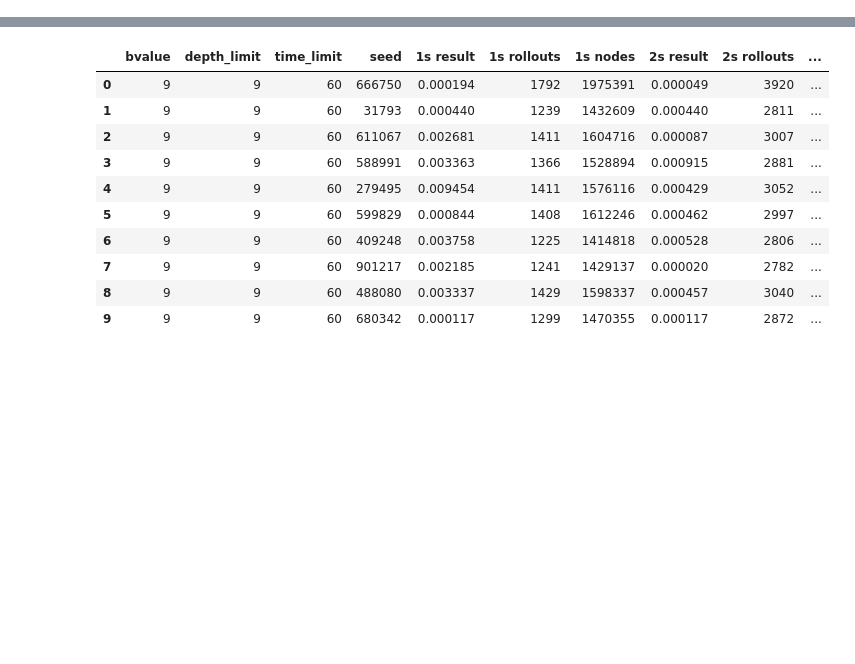
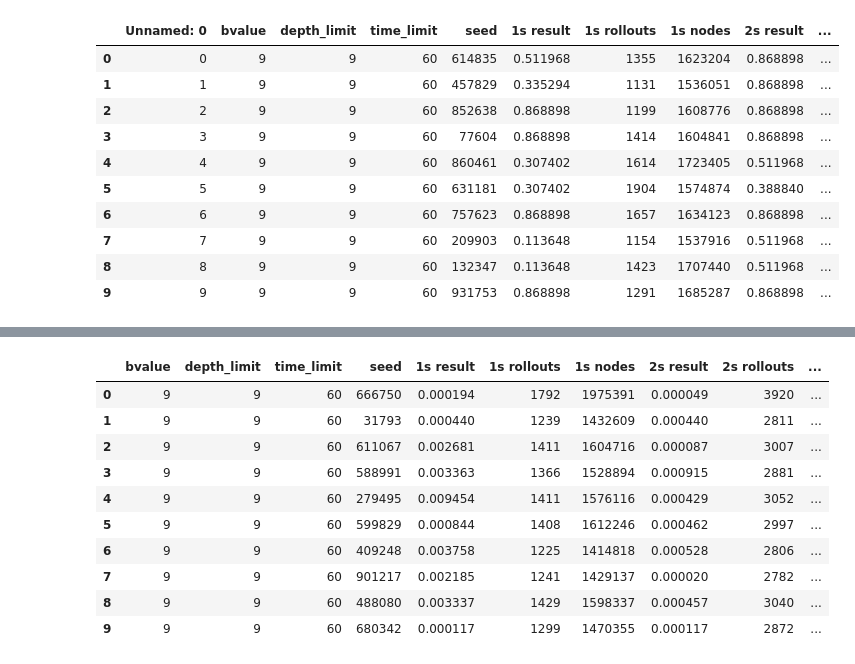
Before and after one commit to fuchen1991/epmc-petl, a Jupyter notebook: experiment.ipynb, the cells around one changed output, grey strips where cells are left out. Drawn from its saved outputs; the diff is of its cells as text; code cells hidden in the pictures; blank space fills up the shorter version.

```diff
--- a/experiment.ipynb
+++ b/experiment.ipynb
@@ -74,0 +86,17 @@ data_max = run(out_path_min, min_property_file)
+# %%
+pd.set_option('display.max_rows', 600)
+pd.set_option('display.max_columns', None)
+df_load = pd.read_csv('/home/fuchen/Desktop/output/navigation_6_5.prism_max.petl_df.csv')
+df_load
+# %% [output]
+|  | Unnamed: 0 | bvalue | depth_limit | time_limit | seed | 1s result | 1s rollouts | 1s nodes | 2s result | ... |
+| 0 | 0 | 9 | 9 | 60 | 614835 | 0.511968 | 1355 | 1623204 | 0.868898 | ... |
+| 1 | 1 | 9 | 9 | 60 | 457829 | 0.335294 | 1131 | 1536051 | 0.868898 | ... |
+| 2 | 2 | 9 | 9 | 60 | 852638 | 0.868898 | 1199 | 1608776 | 0.868898 | ... |
+| 3 | 3 | 9 | 9 | 60 | 77604 | 0.868898 | 1414 | 1604841 | 0.868898 | ... |
+| 4 | 4 | 9 | 9 | 60 | 860461 | 0.307402 | 1614 | 1723405 | 0.511968 | ... |
+| 5 | 5 | 9 | 9 | 60 | 631181 | 0.307402 | 1904 | 1574874 | 0.388840 | ... |
+| 6 | 6 | 9 | 9 | 60 | 757623 | 0.868898 | 1657 | 1634123 | 0.868898 | ... |
+| 7 | 7 | 9 | 9 | 60 | 209903 | 0.113648 | 1154 | 1537916 | 0.511968 | ... |
+| 8 | 8 | 9 | 9 | 60 | 132347 | 0.113648 | 1423 | 1707440 | 0.511968 | ... |
+| 9 | 9 | 9 | 9 | 60 | 931753 | 0.868898 | 1291 | 1685287 | 0.868898 | ... |
```
Also changed, not shown: parts of 7 cells of this notebook, 2 other files.
